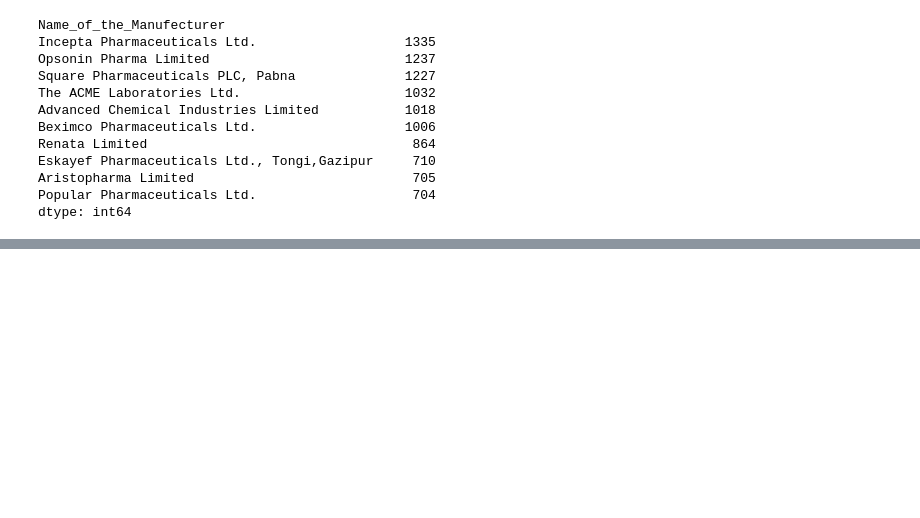
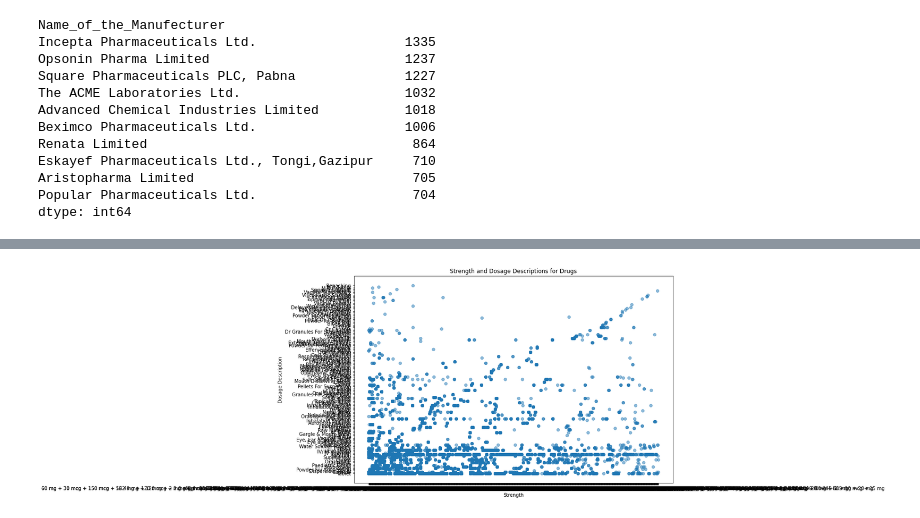
Before and after one commit to mMahnoor/BangladeshPharma_Data, a Jupyter notebook: Analysis/Basic_Analysis.ipynb, the cells around one changed output, grey strips where cells are left out. Cells and saved outputs as stored; diff of their text form; code cells hidden in the pictures; blank space fills up the shorter version.

```diff
--- a/Analysis/Basic_Analysis.ipynb
+++ b/Analysis/Basic_Analysis.ipynb
@@ -201,0 +270,9 @@ dtype: int64
+# %%
+plt.figure(figsize=(12, 8))
+plt.scatter(allopathic_data['Strength'], allopathic_data['Dosage_Description'], alpha=0.5)
+plt.title('Strength and Dosage Descriptions for Drugs')
+plt.xlabel('Strength')
+plt.ylabel('Dosage Description')
+plt.show()
+# %% [output]
+[figure, added]
```
Also changed, not shown: parts of 10 cells of this notebook.
